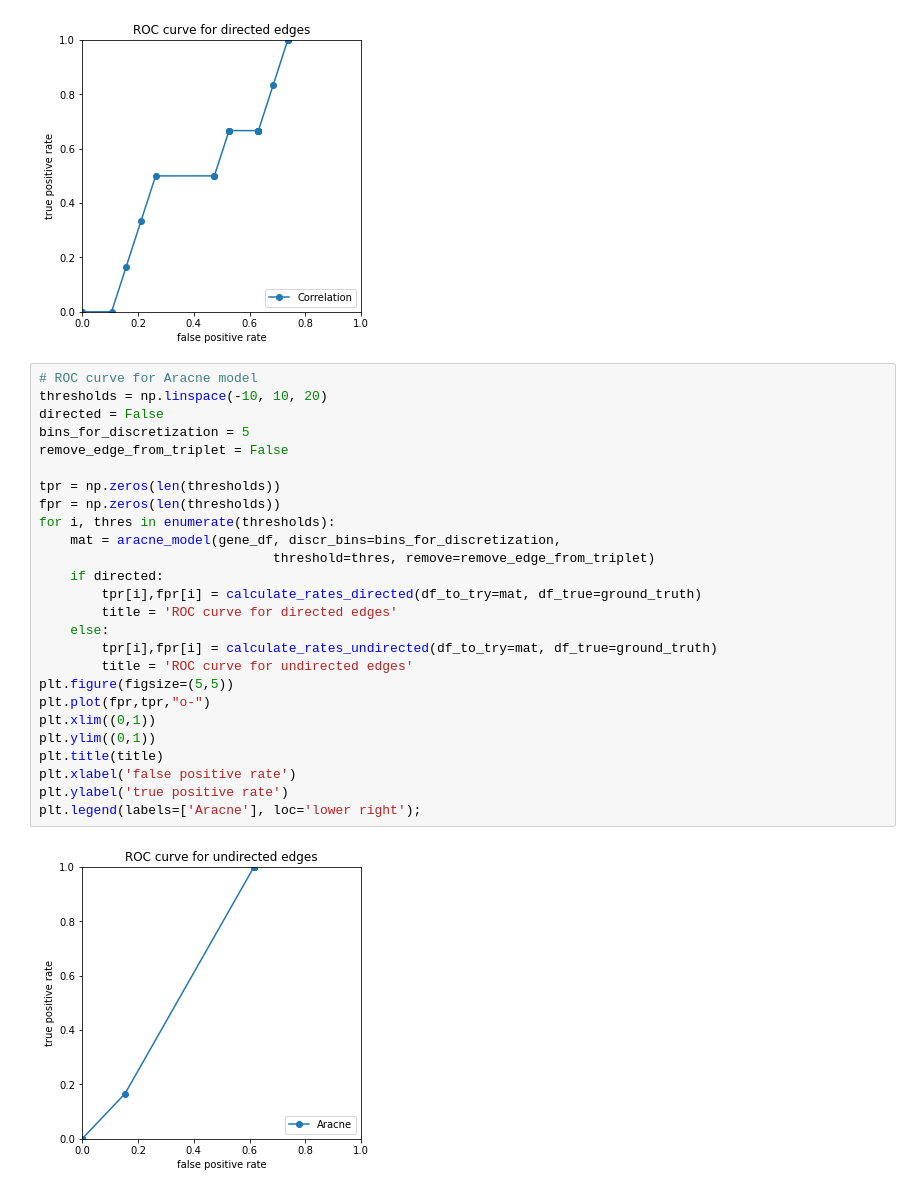
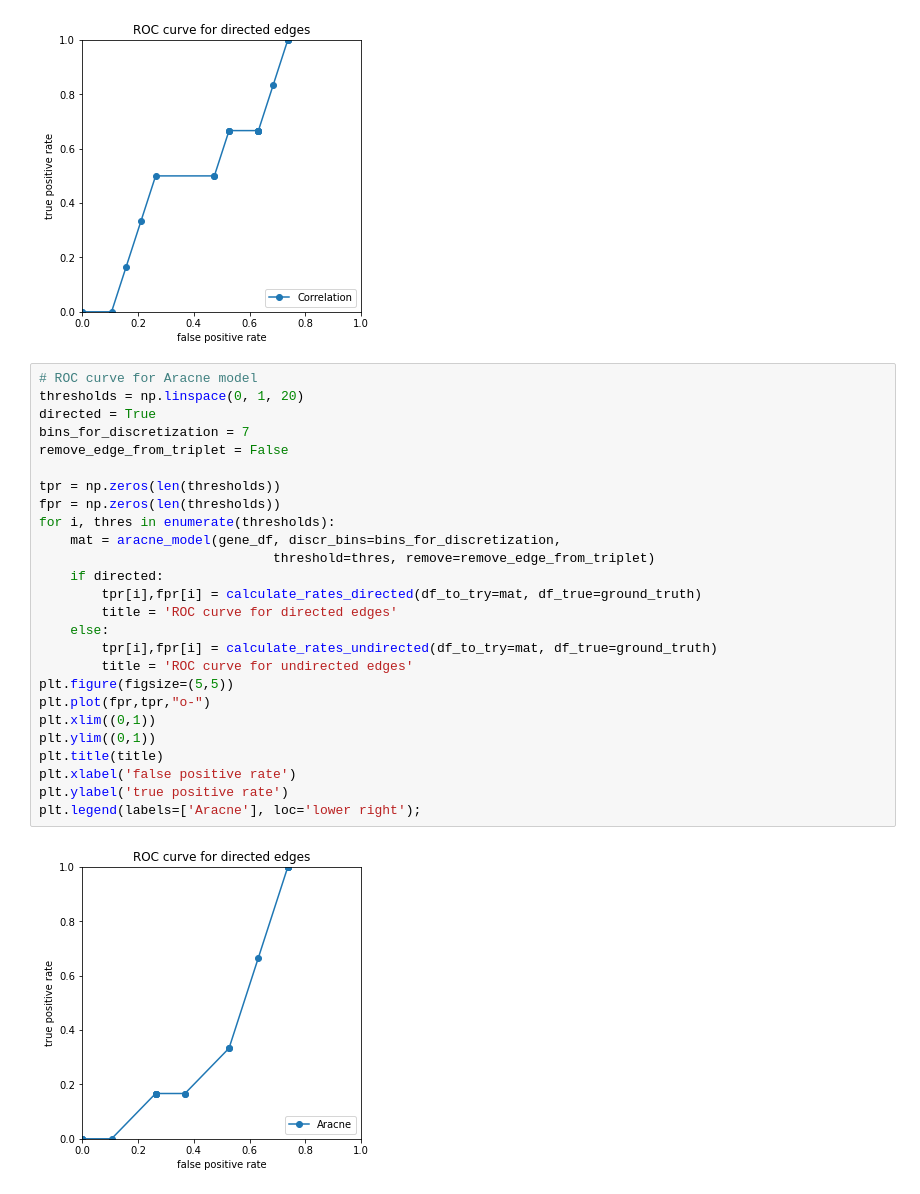
Before and after one commit to taggee/mbn-assignment, a Jupyter notebook: main.ipynb, the cells around one changed output. Drawn from its saved outputs; the diff is of its cells as text.

```diff
--- a/main.ipynb
+++ b/main.ipynb
@@ -84,32 +84,32 @@ plt.legend(labels=['Correlation'], loc='lower right');
 [figure]
 # %%
 # ROC curve for Aracne model
-thresholds = np.linspace(-10, 10, 20)
-directed = False
-bins_for_discretization = 5
+thresholds = np.linspace(0, 1, 20)
+directed = True
+bins_for_discretization = 7
 remove_edge_from_triplet = False
 
 tpr = np.zeros(len(thresholds))
 fpr = np.zeros(len(thresholds))
 for i, thres in enumerate(thresholds):
     mat = aracne_model(gene_df, discr_bins=bins_for_discretization,
                               threshold=thres, remove=remove_edge_from_triplet)
     if directed:
         tpr[i],fpr[i] = calculate_rates_directed(df_to_try=mat, df_true=ground_truth)
         title = 'ROC curve for directed edges'
     else:
         tpr[i],fpr[i] = calculate_rates_undirected(df_to_try=mat, df_true=ground_truth)
         title = 'ROC curve for undirected edges'
 plt.figure(figsize=(5,5))
 plt.plot(fpr,tpr,"o-")
 plt.xlim((0,1))
 plt.ylim((0,1))
 plt.title(title)
 plt.xlabel('false positive rate')
 plt.ylabel('true positive rate')
 plt.legend(labels=['Aracne'], loc='lower right');
 # %% [output]
-[figure, old version]
+[figure, new version]
 # %%
 # ROC curve for random model
 thresholds = np.linspace(0, 1, 20)
```
Also changed, not shown: parts of 1 cell of this notebook.
